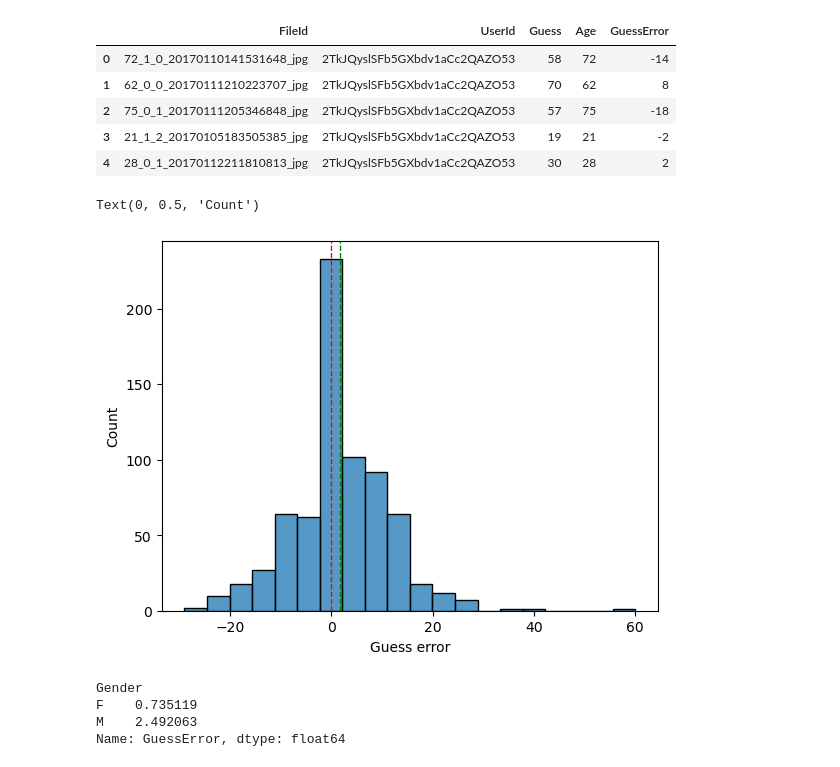
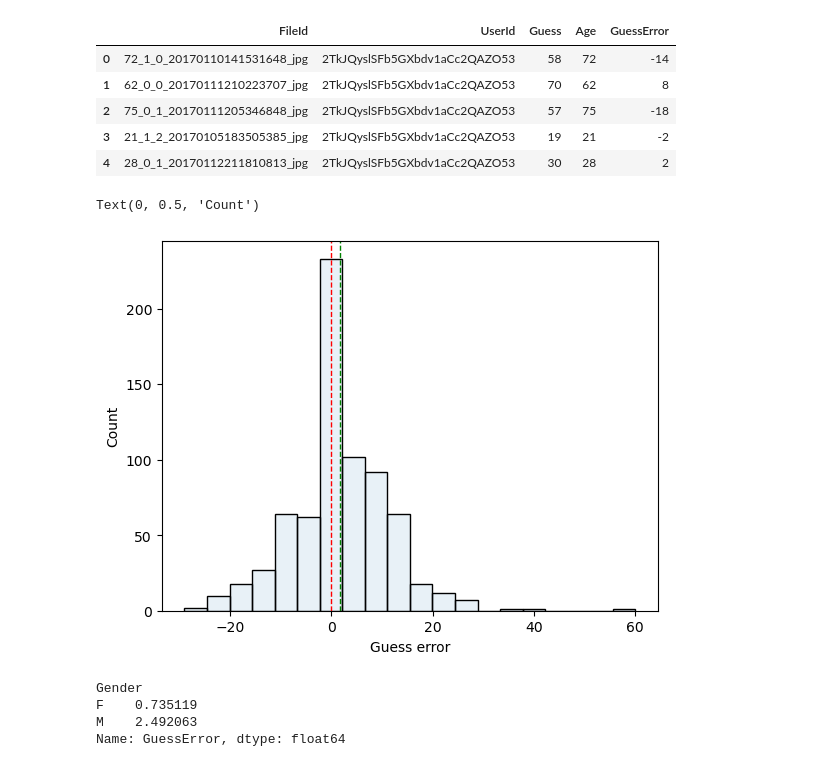
Before and after one commit to febse/stat2024, a Jupyter notebook: 02-Descriptive-Statistics.ipynb, the cells around one changed output. Cells and saved outputs as stored; diff of their text form; code cells hidden in the pictures.

```diff
--- a/02-Descriptive-Statistics.ipynb
+++ b/02-Descriptive-Statistics.ipynb
@@ -159,0 +174,8 @@ sns.boxplot(data=dt, x="Guess", y="Gender", hue="Race")
+# %%
+# Write your code here
+
+dt["GD"] = dt["TimeEnd"] - dt["TimeStart"]
+dt["GD"].quantile([0.25, 0.5, 0.75])
+dt["GD"].describe()
+
+sns.boxplot(data=dt, x="GD")
@@ -189,21 +214,21 @@ dt[["FileId", "UserId", "Guess", "Age", "GuessError"]].head()
 # %%
 # Plot a histogram of the guess errors
 import matplotlib.pyplot as plt
 import seaborn as sns
 
 # Seaborn histogram
 
-sns.histplot(dt["GuessError"], bins=20)
+sns.histplot(dt["GuessError"], bins=20, alpha=0.1)
 
 # Draws a vertical line at x=0 (no guess error)
 plt.axvline(x=0, color='r', linestyle='--', linewidth=1)
 plt.axvline(x=dt["GuessError"].mean(), color='g', linestyle='--', linewidth=1)
 
 plt.xlabel("Guess error")
 plt.ylabel("Count")
 # %% [output]
 Text(0, 0.5, 'Count')
-[figure, old version]
+[figure, new version]
 # %%
 dt.groupby("Gender")["GuessError"].mean()
 # %% [output]
```
Also changed, not shown: parts of 7 cells of this notebook, 5 other files.
